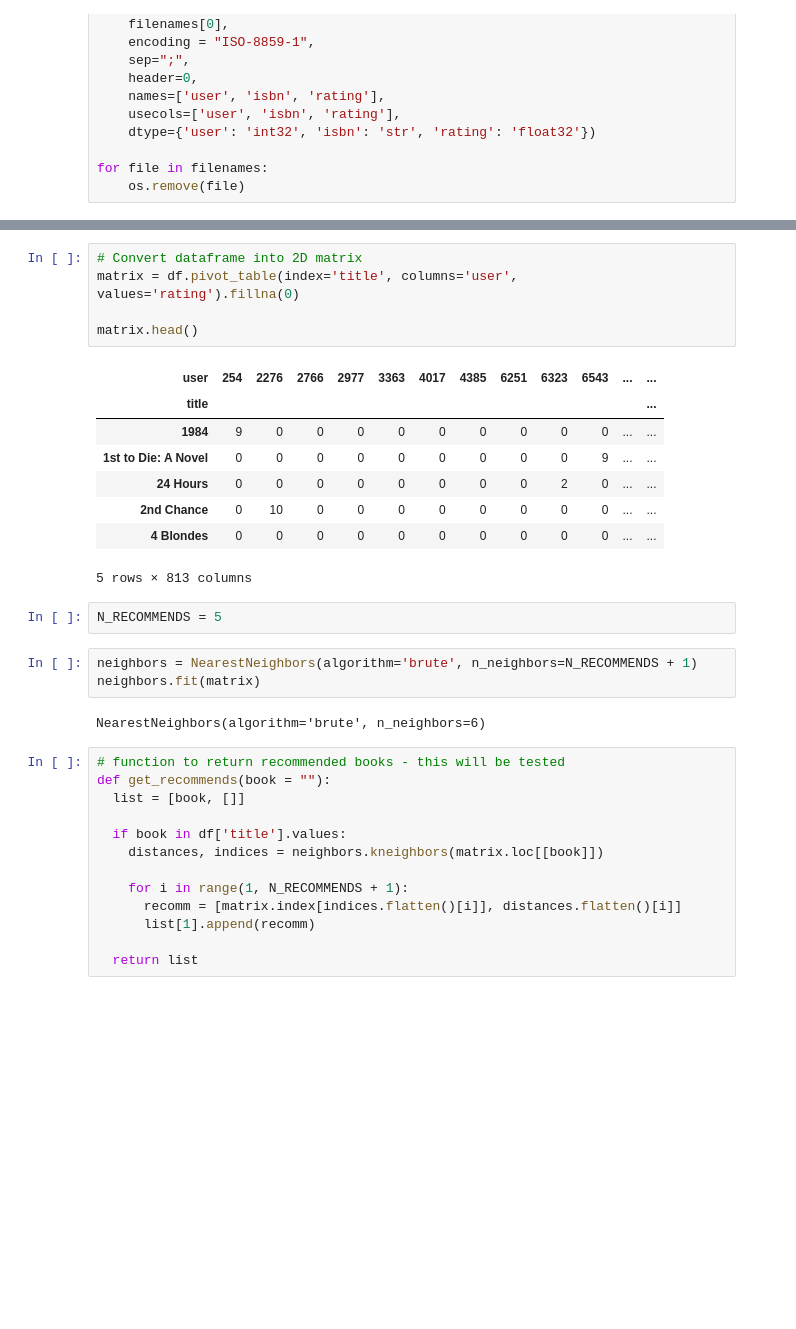
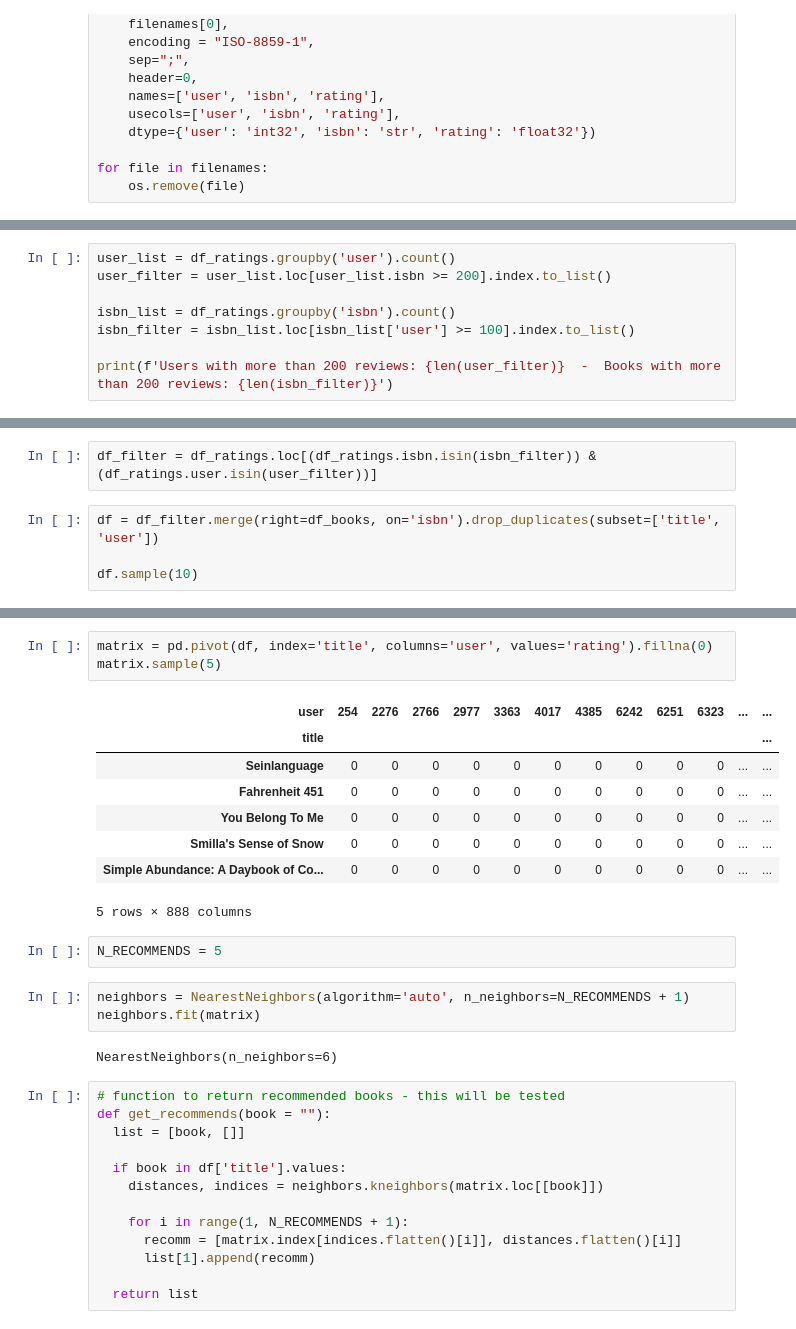
Before and after one commit to MatiasCarbone/FCC-machinelearning, a Jupyter notebook: knn_book_recommendation.ipynb, the cells around one changed output, grey strips where cells are left out. Drawn from its saved outputs; the diff is of its cells as text; blank space fills up the shorter version.

Commit message:
Change data cleaning process. Add duplicate removal.

```diff
--- a/knn_book_recommendation.ipynb
+++ b/knn_book_recommendation.ipynb
@@ -114,0 +84,8 @@ df = df.drop_duplicates(['title','user'], keep='first')
+# %%
+user_list = df_ratings.groupby('user').count()
+user_filter = user_list.loc[user_list.isbn >= 200].index.to_list()
+
+isbn_list = df_ratings.groupby('isbn').count()
+isbn_filter = isbn_list.loc[isbn_list['user'] >= 100].index.to_list()
+
+print(f'Users with more than 200 reviews: {len(user_filter)}  -  Books with more than 200 reviews: {len(isbn_filter)}')
@@ -114,0 +94,6 @@ df = df.drop_duplicates(['title','user'], keep='first')
+# %%
+df_filter = df_ratings.loc[(df_ratings.isbn.isin(isbn_filter)) & (df_ratings.user.isin(user_filter))]
+# %%
+df = df_filter.merge(right=df_books, on='isbn').drop_duplicates(subset=['title', 'user'])
+
+df.sample(10)
@@ -115,24 +112,22 @@ df = df.drop_duplicates(['title','user'], keep='first')
 # %%
-# Convert dataframe into 2D matrix
-matrix = df.pivot_table(index='title', columns='user', values='rating').fillna(0)
-
-matrix.head()
+matrix = pd.pivot(df, index='title', columns='user', values='rating').fillna(0)
+matrix.sample(5)
 # %% [output]
-| user | 254 | 2276 | 2766 | 2977 | 3363 | 4017 | 4385 | 6251 | 6323 | 6543 | ... | ... |
+| user | 254 | 2276 | 2766 | 2977 | 3363 | 4017 | 4385 | 6242 | 6251 | 6323 | ... | ... |
 | title |  |  |  |  |  |  |  |  |  |  |  | ... |
-| 1984 | 9 | 0 | 0 | 0 | 0 | 0 | 0 | 0 | 0 | 0 | ... | ... |
-| 1st to Die: A Novel | 0 | 0 | 0 | 0 | 0 | 0 | 0 | 0 | 0 | 9 | ... | ... |
-| 24 Hours | 0 | 0 | 0 | 0 | 0 | 0 | 0 | 0 | 2 | 0 | ... | ... |
-| 2nd Chance | 0 | 10 | 0 | 0 | 0 | 0 | 0 | 0 | 0 | 0 | ... | ... |
-| 4 Blondes | 0 | 0 | 0 | 0 | 0 | 0 | 0 | 0 | 0 | 0 | ... | ... |
+| Seinlanguage | 0 | 0 | 0 | 0 | 0 | 0 | 0 | 0 | 0 | 0 | ... | ... |
+| Fahrenheit 451 | 0 | 0 | 0 | 0 | 0 | 0 | 0 | 0 | 0 | 0 | ... | ... |
+| You Belong To Me | 0 | 0 | 0 | 0 | 0 | 0 | 0 | 0 | 0 | 0 | ... | ... |
+| Smilla's Sense of Snow | 0 | 0 | 0 | 0 | 0 | 0 | 0 | 0 | 0 | 0 | ... | ... |
+| Simple Abundance: A Daybook of Co... | 0 | 0 | 0 | 0 | 0 | 0 | 0 | 0 | 0 | 0 | ... | ... |
-5 rows × 813 columns
+5 rows × 888 columns
 # %%
 N_RECOMMENDS = 5
 # %%
-neighbors = NearestNeighbors(algorithm='brute', n_neighbors=N_RECOMMENDS + 1)
+neighbors = NearestNeighbors(algorithm='auto', n_neighbors=N_RECOMMENDS + 1)
 neighbors.fit(matrix)
 # %% [output]
-NearestNeighbors(algorithm='brute', n_neighbors=6)
+NearestNeighbors(n_neighbors=6)
 # %%
 # function to return recommended books - this will be tested
 def get_recommends(book = ""):
```
Also changed, not shown: parts of 12 cells of this notebook.
